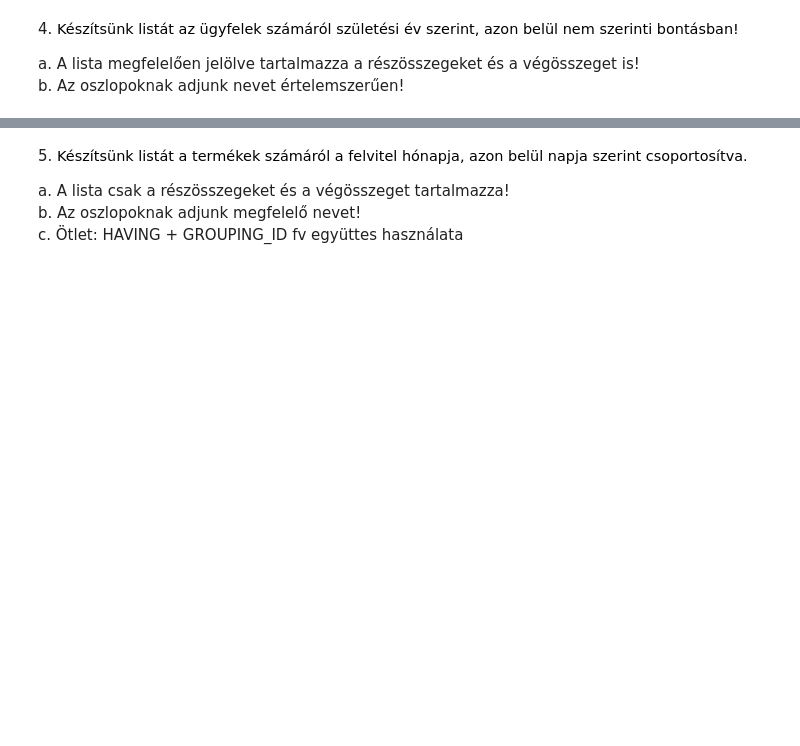
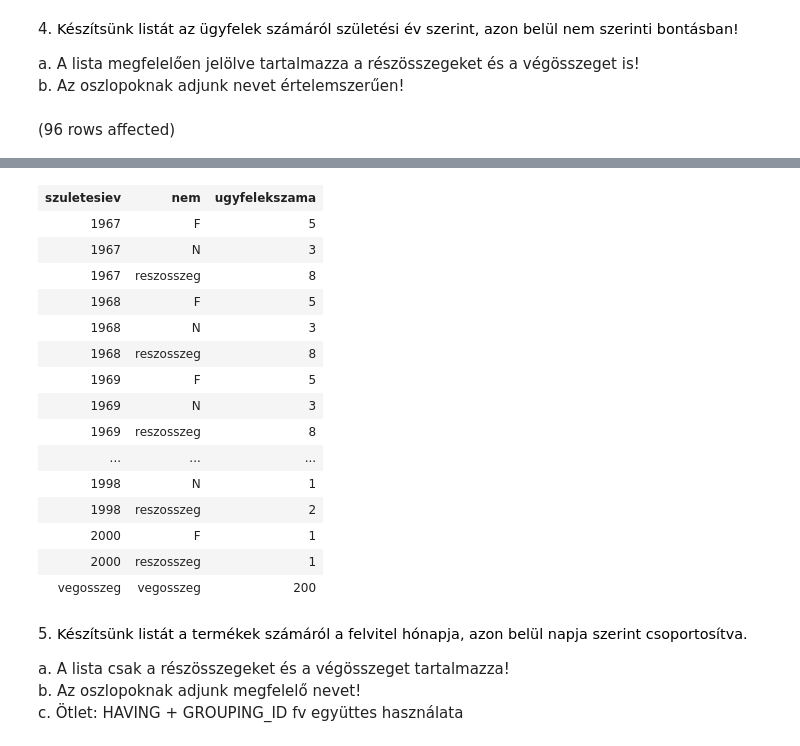
Before and after one commit to kincsolakatos/barmi, a Jupyter notebook: feladatok/gyakorlat04_feladatok.ipynb, the cells around one changed output, grey strips where cells are left out. Cells and saved outputs as stored; diff of their text form; code cells hidden in the pictures; blank space fills up the shorter version.

```diff
--- a/feladatok/gyakorlat04_feladatok.ipynb
+++ b/feladatok/gyakorlat04_feladatok.ipynb
@@ -114,3 +114,16 @@ Total execution time: 00:00:00.008
 
 a. A lista megfelelően jelölve tartalmazza a részösszegeket és a végösszeget is!
 b. Az oszlopoknak adjunk nevet értelemszerűen!
+# %%
+select
+    iif(grouping_id(SZULEV) = 1, 'vegosszeg', cast(SZULEV as nvarchar(4))) as 'szuletesiev',
+    case
+        when grouping_id(SZULEV, NEM) = 1 then 'reszosszeg'
+        when grouping_id(SZULEV, NEM) = 3 then 'vegosszeg'
+        else NEM
+    end as 'nem',
+    count(*) as 'ugyfelekszama'
+from Ugyfel
+group by rollup (SZULEV, NEM)
+# %% [output]
+(96 rows affected)
@@ -117,3 +131,19 @@ b. Az oszlopoknak adjunk nevet értelemszerűen!
+| szuletesiev | nem | ugyfelekszama |
+| 1967 | F | 5 |
+| 1967 | N | 3 |
+| 1967 | reszosszeg | 8 |
+| 1968 | F | 5 |
+| 1968 | N | 3 |
+| 1968 | reszosszeg | 8 |
+| 1969 | F | 5 |
+| 1969 | N | 3 |
+| 1969 | reszosszeg | 8 |
+| ... | ... | ... |
+| 1998 | N | 1 |
+| 1998 | reszosszeg | 2 |
+| 2000 | F | 1 |
+| 2000 | reszosszeg | 1 |
+| vegosszeg | vegosszeg | 200 |
 # %% [markdown]
 5. <span style="background-color: rgb(255, 255, 255); color: rgb(0, 0, 0); font-family: &quot;Open Sans&quot;, sans-serif; font-size: 14.44px;">Készítsünk listát a termékek számáról a felvitel hónapja, azon belül napja szerint csoportosítva.&nbsp;</span>
 
```
Also changed, not shown: parts of 3 cells of this notebook, 1 other file.
